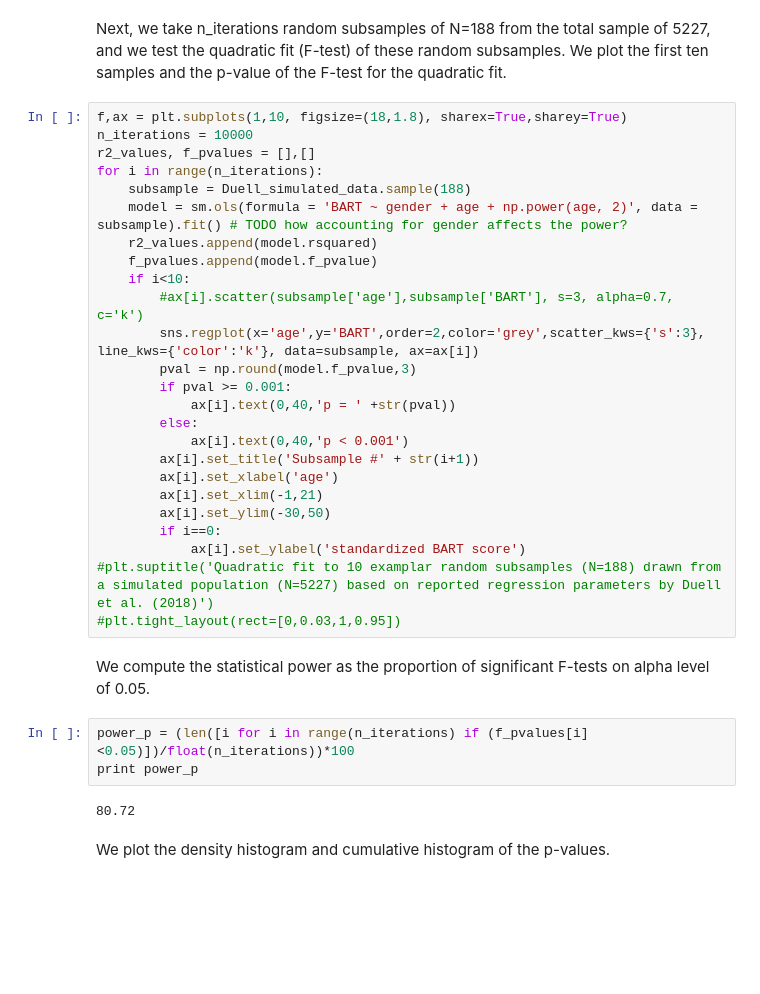
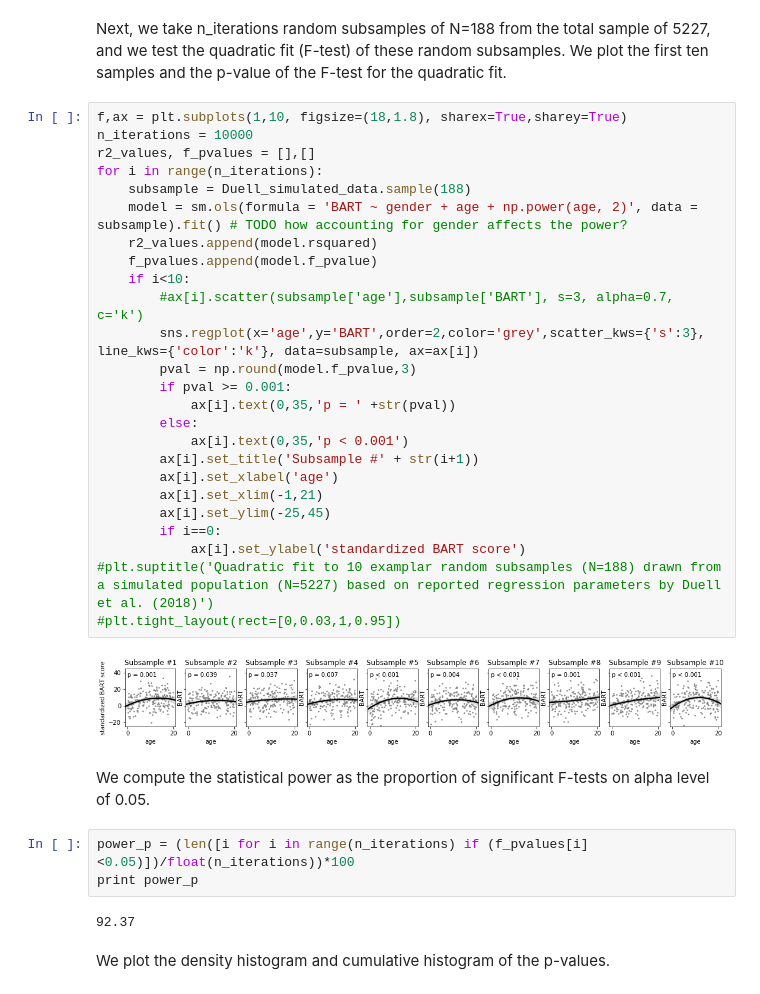
Before and after one commit to noemielteto/BART_DEV_power_simulation, a Jupyter notebook: power_simulation_BART_DEV.ipynb, the cells around one changed output. Saved outputs shown, nothing was run; the diff lists cells and outputs as text; blank space fills up the shorter version.

```diff
--- a/power_simulation_BART_DEV.ipynb
+++ b/power_simulation_BART_DEV.ipynb
@@ -67,35 +67,37 @@ Next, we take n_iterations random subsamples of N=188 from the total sample of 5
 # %%
 f,ax = plt.subplots(1,10, figsize=(18,1.8), sharex=True,sharey=True)
 n_iterations = 10000
 r2_values, f_pvalues = [],[]
 for i in range(n_iterations):
     subsample = Duell_simulated_data.sample(188)
     model = sm.ols(formula = 'BART ~ gender + age + np.power(age, 2)', data = subsample).fit() # TODO how accounting for gender affects the power?
     r2_values.append(model.rsquared)
     f_pvalues.append(model.f_pvalue)
     if i<10:
         #ax[i].scatter(subsample['age'],subsample['BART'], s=3, alpha=0.7, c='k')
         sns.regplot(x='age',y='BART',order=2,color='grey',scatter_kws={'s':3}, line_kws={'color':'k'}, data=subsample, ax=ax[i])
         pval = np.round(model.f_pvalue,3)
         if pval >= 0.001:
-            ax[i].text(0,40,'p = ' +str(pval))
+            ax[i].text(0,35,'p = ' +str(pval))
         else:
-            ax[i].text(0,40,'p < 0.001')
+            ax[i].text(0,35,'p < 0.001')
         ax[i].set_title('Subsample #' + str(i+1))
         ax[i].set_xlabel('age')
         ax[i].set_xlim(-1,21)
-        ax[i].set_ylim(-30,50)
+        ax[i].set_ylim(-25,45)
         if i==0:
             ax[i].set_ylabel('standardized BART score')
 #plt.suptitle('Quadratic fit to 10 examplar random subsamples (N=188) drawn from a simulated population (N=5227) based on reported regression parameters by Duell et al. (2018)')
 #plt.tight_layout(rect=[0,0.03,1,0.95])
+# %% [output]
+[figure, added]
 # %% [markdown]
 We compute the statistical power as the proportion of significant F-tests on alpha level of 0.05.
 # %%
 power_p = (len([i for i in range(n_iterations) if (f_pvalues[i]<0.05)])/float(n_iterations))*100
 print power_p
 # %% [output]
-80.72
+92.37
 # %% [markdown]
 We plot the density histogram and cumulative histogram of the p-values.
 # %%
```
Also changed, not shown: parts of 1 cell of this notebook.
